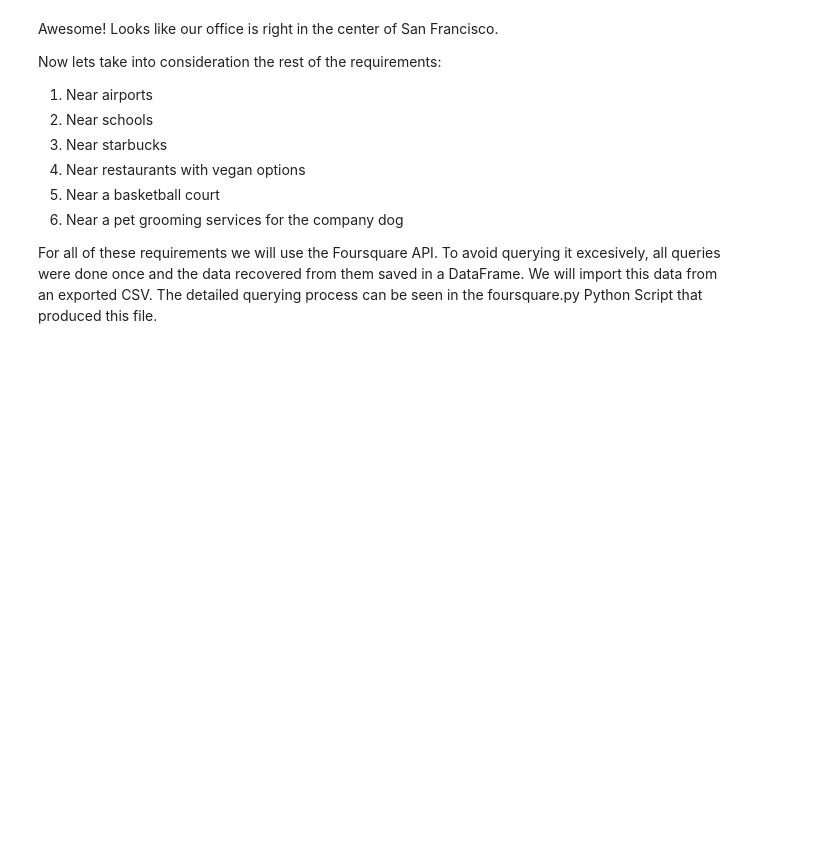
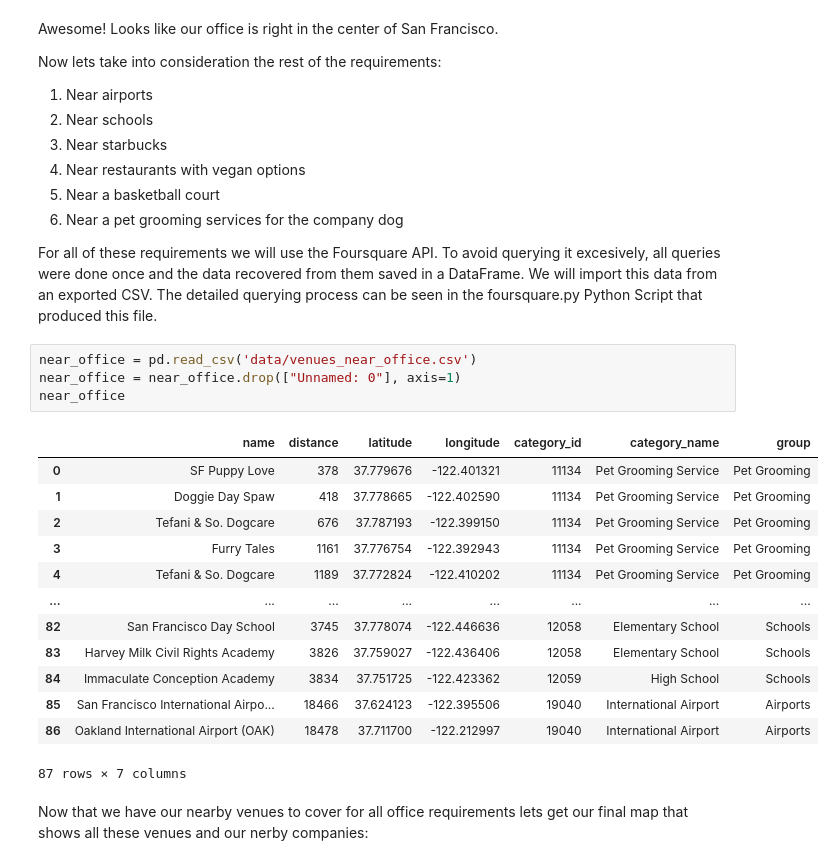
Before and after one commit to castrokike/project-III-geospatial-data, a Jupyter notebook: Analysis.ipynb, the cells around one changed output. Drawn from its saved outputs; the diff is of its cells as text; blank space fills up the shorter version.

```diff
--- a/Analysis.ipynb
+++ b/Analysis.ipynb
@@ -265,3 +265,23 @@ Now lets take into consideration the rest of the requirements:
 6. Near a pet grooming services for the company dog
 
 For all of these requirements we will use the Foursquare API. To avoid querying it excesively, all queries were done once and the data recovered from them saved in a DataFrame. We will import this data from an exported CSV. The detailed querying process can be seen in the foursquare.py Python Script that produced this file.
+# %%
+near_office = pd.read_csv('data/venues_near_office.csv')
+near_office = near_office.drop(["Unnamed: 0"], axis=1)
+near_office
+# %% [output]
+|  | name | distance | latitude | longitude | category_id | category_name | group |
+| 0 | SF Puppy Love | 378 | 37.779676 | -122.401321 | 11134 | Pet Grooming Service | Pet Grooming |
+| 1 | Doggie Day Spaw | 418 | 37.778665 | -122.402590 | 11134 | Pet Grooming Service | Pet Grooming |
+| 2 | Tefani & So. Dogcare | 676 | 37.787193 | -122.399150 | 11134 | Pet Grooming Service | Pet Grooming |
+| 3 | Furry Tales | 1161 | 37.776754 | -122.392943 | 11134 | Pet Grooming Service | Pet Grooming |
+| 4 | Tefani & So. Dogcare | 1189 | 37.772824 | -122.410202 | 11134 | Pet Grooming Service | Pet Grooming |
+| ... | ... | ... | ... | ... | ... | ... | ... |
+| 82 | San Francisco Day School | 3745 | 37.778074 | -122.446636 | 12058 | Elementary School | Schools |
+| 83 | Harvey Milk Civil Rights Academy | 3826 | 37.759027 | -122.436406 | 12058 | Elementary School | Schools |
+| 84 | Immaculate Conception Academy | 3834 | 37.751725 | -122.423362 | 12059 | High School | Schools |
+| 85 | San Francisco International Airpo... | 18466 | 37.624123 | -122.395506 | 19040 | International Airport | Airports |
+| 86 | Oakland International Airport (OAK) | 18478 | 37.711700 | -122.212997 | 19040 | International Airport | Airports |
+87 rows × 7 columns
+# %% [markdown]
+Now that we have our nearby venues to cover for all office requirements lets get our final map that shows all these venues and our nerby companies:
```
Also changed, not shown: parts of 7 cells of this notebook, 2 other files.
